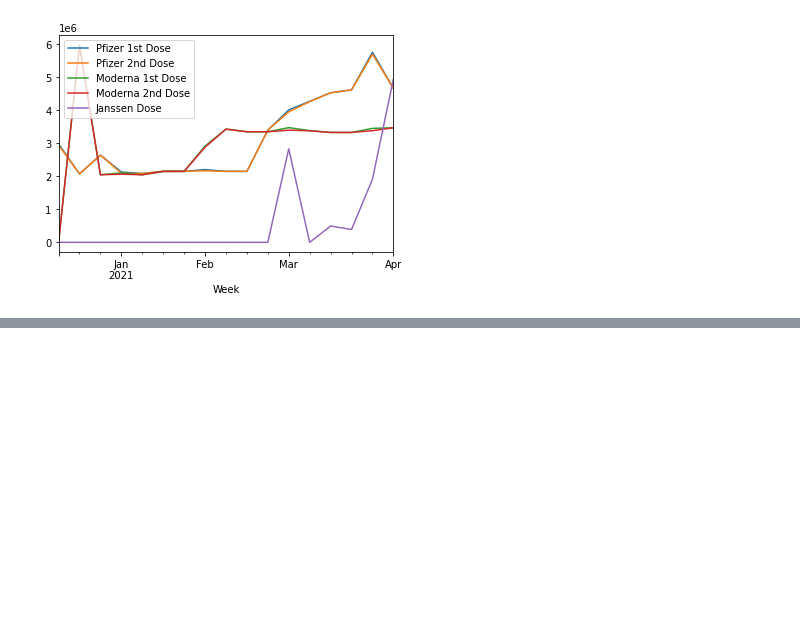
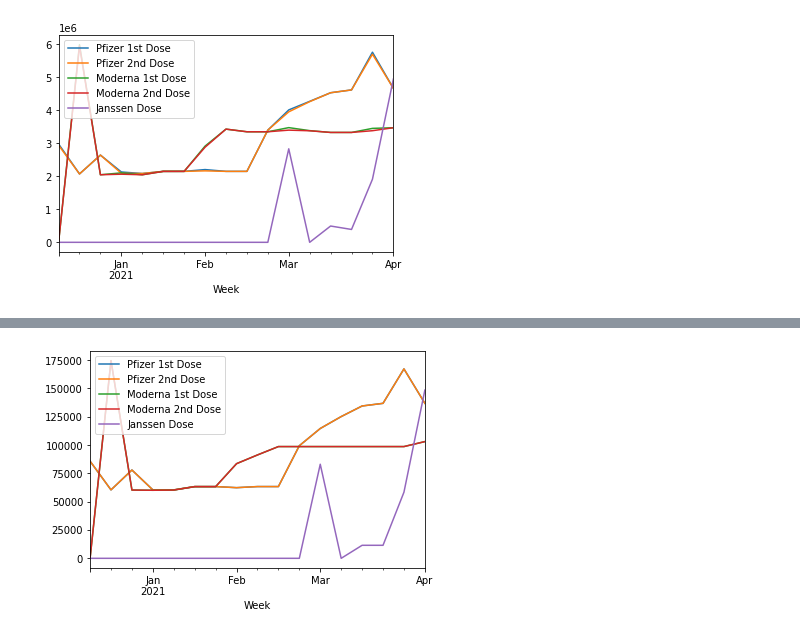
Before and after one commit to Pacifistic/CS418-Final-Project, a Jupyter notebook: Covid-19 Vaccine Distribution.ipynb, the cells around one changed output, grey strips where cells are left out. Cells and saved outputs as stored; diff of their text form; code cells hidden in the pictures; blank space fills up the shorter version.

```diff
--- a/Covid-19 Vaccine Distribution.ipynb
+++ b/Covid-19 Vaccine Distribution.ipynb
@@ -105,0 +133,6 @@ merged.groupby('Week').sum().plot();
+# %%
+illinois = merged.copy()
+illinois = illinois[illinois['Jurisdiction'] == "Illinois"]
+illinois.groupby('Week').sum().plot();
+# %% [output]
+[figure, added]
```
Also changed, not shown: parts of 4 cells of this notebook.
